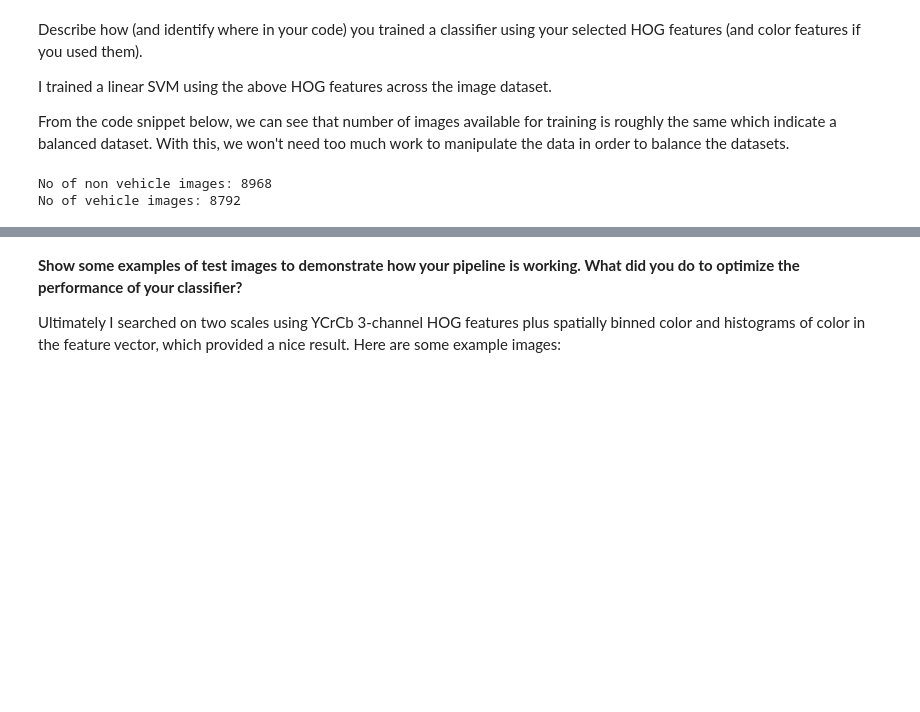
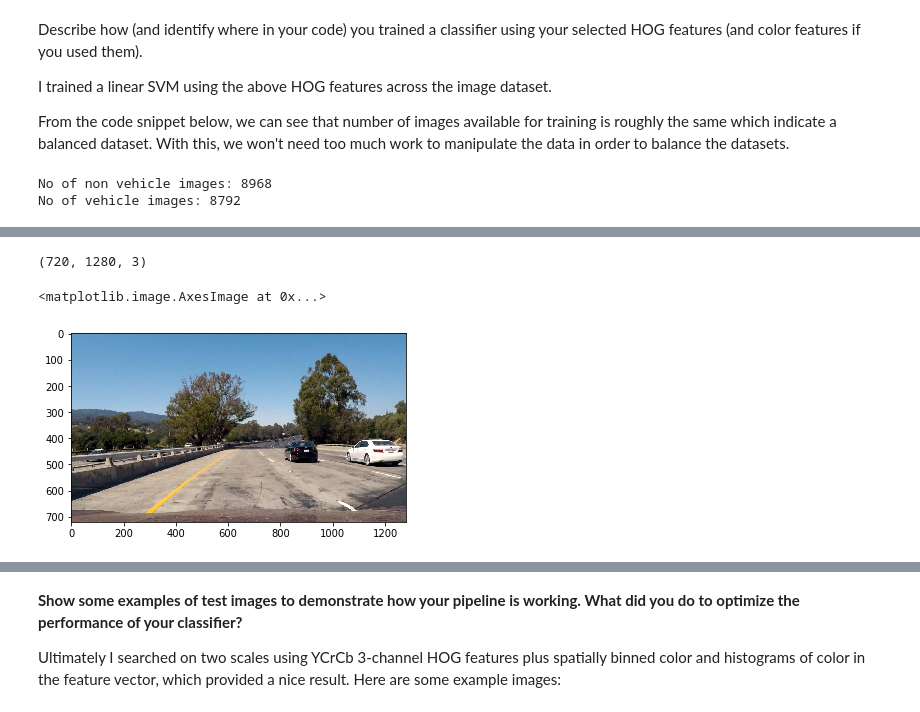
Before and after one commit to hairizuanbinnoorazman/CarND-Vehicle-Detection, a Jupyter notebook: Vehicle Detection.ipynb, the cells around one changed output, grey strips where cells are left out. Drawn from its saved outputs; the diff is of its cells as text; code cells hidden in the pictures; blank space fills up the shorter version.

```diff
--- a/Vehicle Detection.ipynb
+++ b/Vehicle Detection.ipynb
@@ -315,0 +374,15 @@ DESCRIPTION TO BE ADDED
+# %%
+# Reading a sample test image
+
+# Example Vehicle image
+%matplotlib inline
+import matplotlib.pyplot as plt
+import matplotlib.image as mpimg
+
+image = mpimg.imread('./test_images/test1.jpg')
+print(image.shape)
+plt.imshow(image)
+# %% [output]
+(720, 1280, 3)
+<matplotlib.image.AxesImage at 0x...>
+[figure, added]
```
Also changed, not shown: parts of 20 cells of this notebook, 1 other file.
